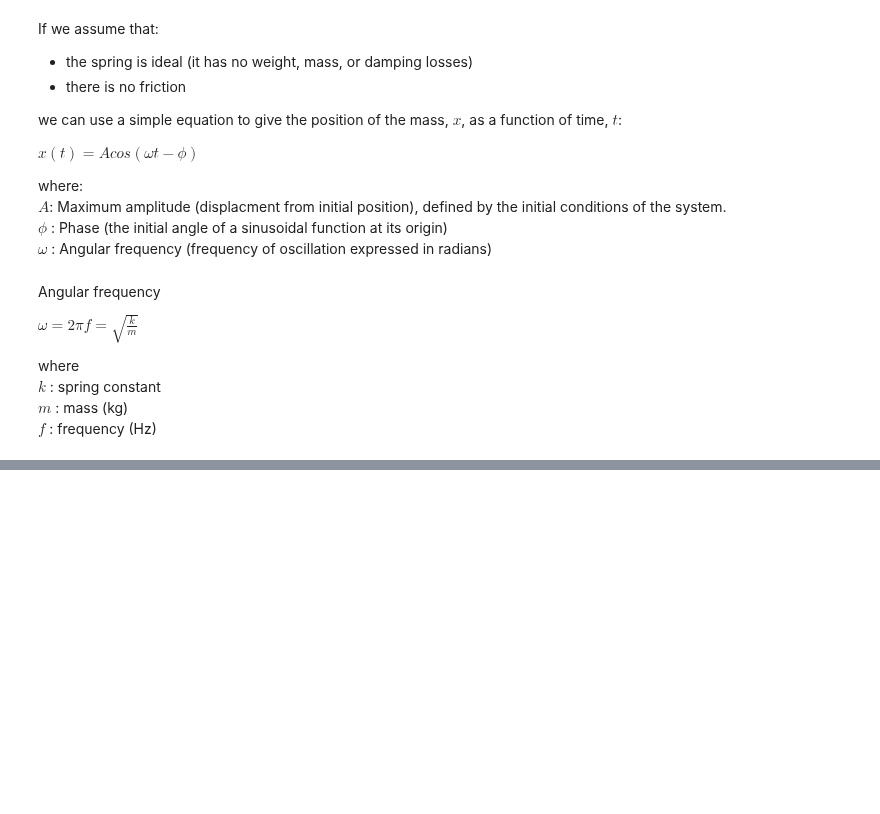
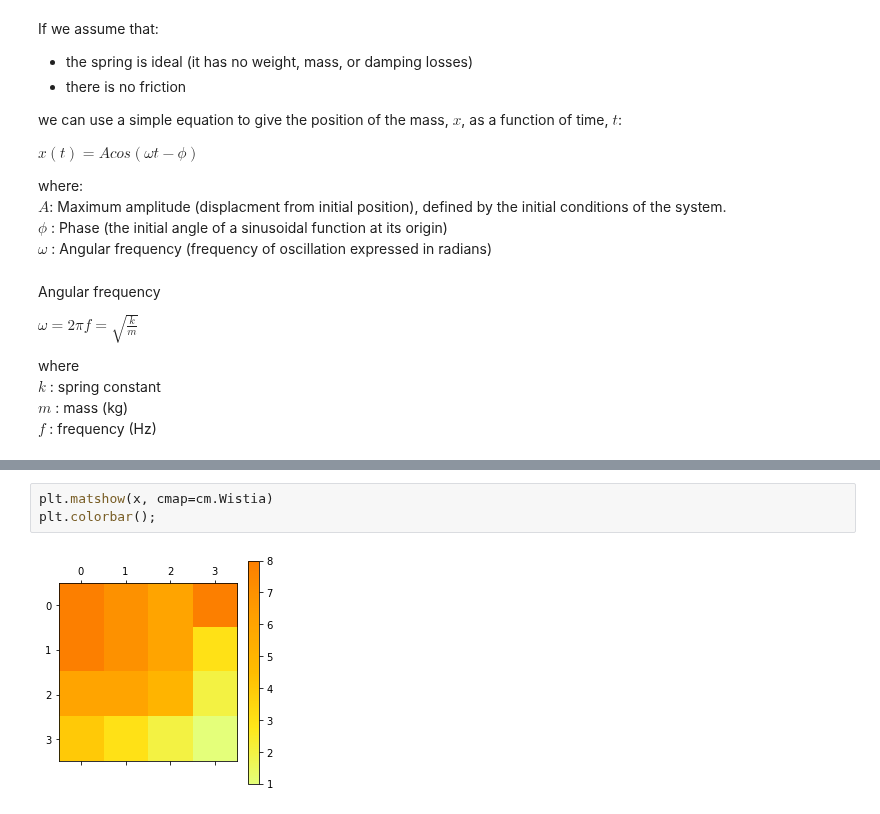
Before and after one commit to hphilamore/ILAS_python, a Jupyter notebook: 8_Plotting.ipynb, the cells around one changed output, grey strips where cells are left out. Cells and saved outputs as stored; diff of their text form; blank space fills up the shorter version.

```diff
--- a/8_Plotting.ipynb
+++ b/8_Plotting.ipynb
@@ -486,0 +581,5 @@ anim
+# %%
+plt.matshow(x, cmap=cm.Wistia)
+plt.colorbar();
+# %% [output]
+[figure, added]
```
Also changed, not shown: parts of 68 cells of this notebook, 7 other files.
